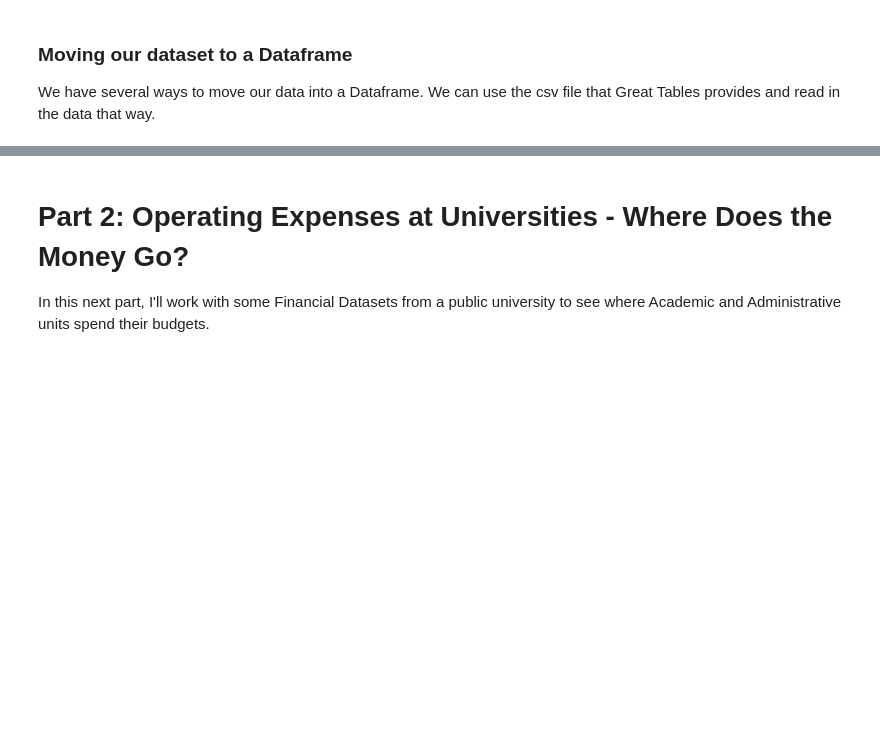
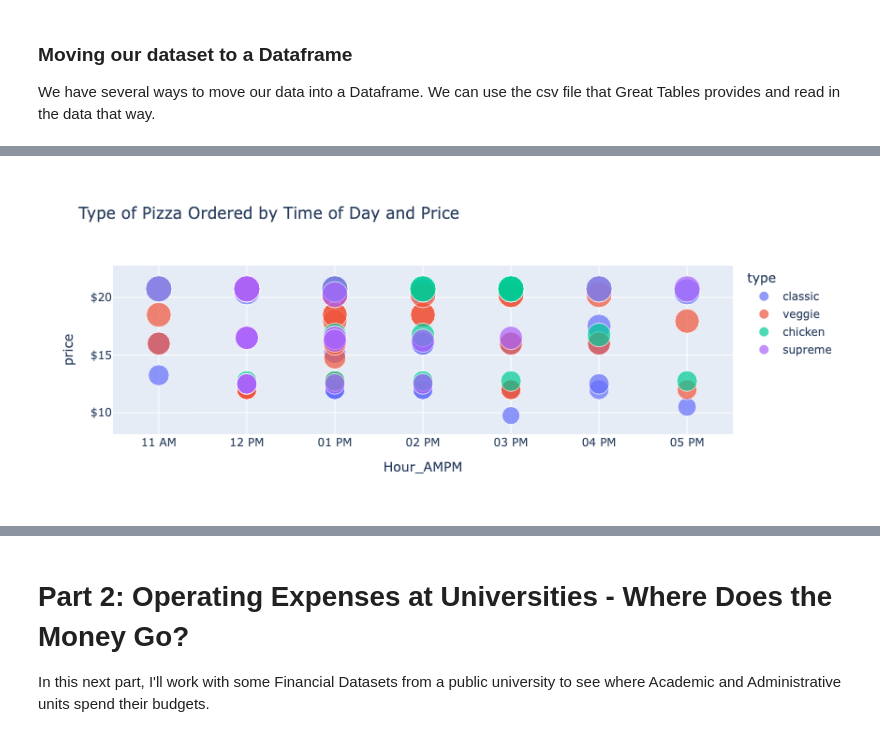
Before and after one commit to JulesU/data_viz, a Jupyter notebook: notebooks/input/mod5_dataviz.ipynb, the cells around one changed output, grey strips where cells are left out. Cells and saved outputs as stored; diff of their text form; code cells hidden in the pictures; blank space fills up the shorter version.

```diff
--- a/notebooks/input/mod5_dataviz.ipynb
+++ b/notebooks/input/mod5_dataviz.ipynb
@@ -293,0 +228,27 @@ READ UP ON DASH!!
+# %%
+# Copy the original DataFrame to keep all 7 columns - 1 mini and 1 whole set
+df_pizza2 = df_pizza.copy()
+df_pizza_mini3 = df_pizza_mini.copy()
+
+# Add the converted datetime column to both mini and whole set
+df_pizza2['Time_dt'] = pd.to_datetime(df_pizza2['time'], format='%H:%M:%S')
+df_pizza2['Month_Yr'] = pd.to_datetime(df_pizza2['date'], format='%Y-%m-%d')
+df_pizza_mini3['Time_dt'] = pd.to_datetime(df_pizza_mini3['time'], format='%H:%M:%S')
+df_pizza_mini3['Month_Yr'] = pd.to_datetime(df_pizza_mini3['date'], format='%Y-%m-%d')
+
+# extract Hour and AM/PM and insert new column into 2 different dataframes: DF2 all, DF mini 3 & 4 - need 4 for month and time nums
+df_pizza2['Hour_AMPM'] = df_pizza_mini3['Time_dt'].dt.strftime('%I %p')
+df_pizza2['Month'] = df_pizza_mini3['Month_Yr'].dt.strftime('%b')
+df_pizza_mini3['Hour_AMPM'] = df_pizza_mini3['Time_dt'].dt.strftime('%I %p')
+df_pizza_mini3['Month'] = df_pizza_mini3['Month_Yr'].dt.strftime('%b')
+
+# mini 4 to use later in plotting
+df_pizza_mini4 = df_pizza_mini3.copy()  # to use later in plotting
+df_pizza_mini4['Hour'] = df_pizza_mini4['Time_dt'].dt.hour
+df_pizza_mini4['Month_num'] = df_pizza_mini4['Month_Yr'].dt.month
+df_pizza_mini4 = df_pizza_mini4.drop(['id','Time_dt','time','date','Month_Yr'], axis=1)
+
+# drop id and Time_dt
+df_pizza_mini3 = df_pizza_mini3.drop(['id','Time_dt','time','date','Month_Yr'], axis=1)
+
+df_pizza_mini3.head()
@@ -293,0 +451,11 @@ READ UP ON DASH!!
+# %%
+# Another scatter plot with some variation on the data point to show increasing price
+
+fig = px.scatter(df_pizza_mini3,
+                title="Type of Pizza Ordered by Time of Day and Price",
+                x="Hour_AMPM", y="price", color="type",
+                size='price', hover_data=['name'])
+fig.update_layout(yaxis_tickprefix = '$', yaxis_tickformat = ',.0f')
+fig.show()
+# %% [output]
+[figure, added]
```
Also changed, not shown: parts of 122 cells of this notebook, 2 other files.
